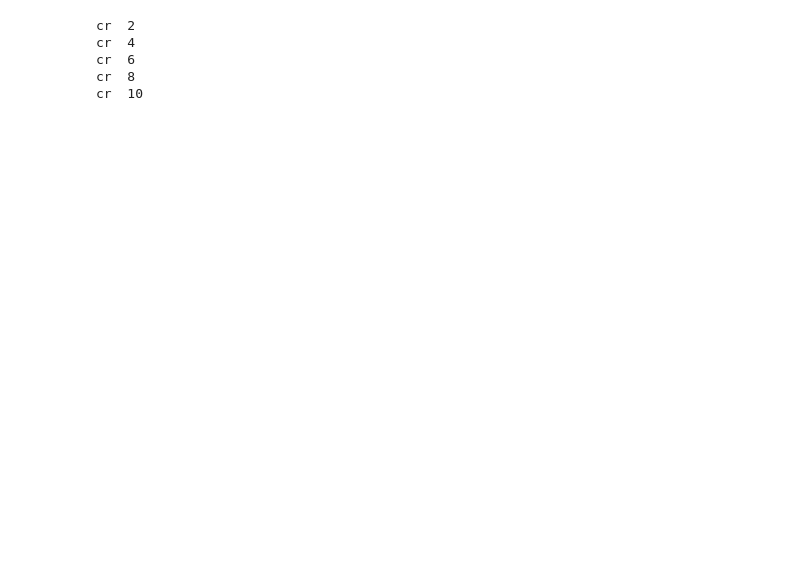
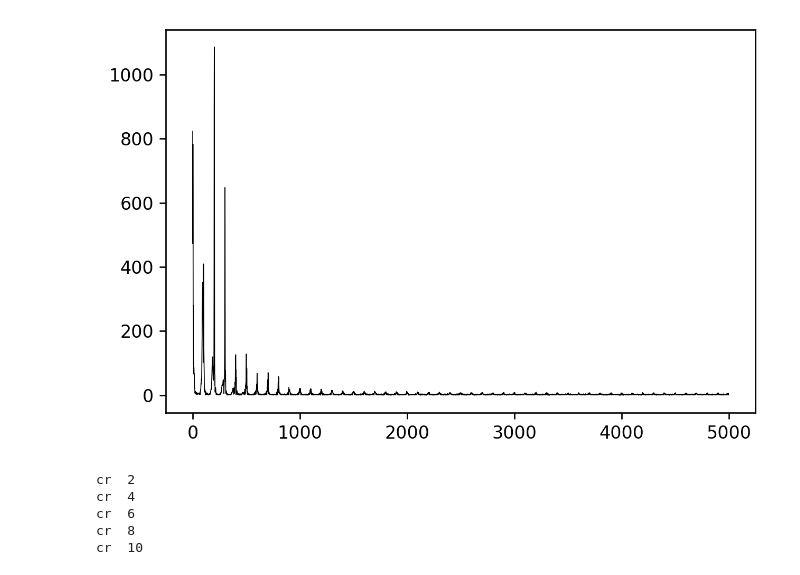
Before and after one commit to denisuzhva/elektropribor_2022, a Jupyter notebook: main.ipynb, the cells around one changed output. Saved outputs shown, nothing was run; the diff lists cells and outputs as text; code cells hidden in the pictures; blank space fills up the shorter version.

```diff
--- a/main.ipynb
+++ b/main.ipynb
@@ -27,11 +35,18 @@ data /= data.max()
 # %%
 n = data.size
 fq = 1./1.
 t = np.linspace(0.0, n*fq, n, endpoint=False)
 
-n_f = n//2
+n_f = n//2 + 1
 data_f = fft(data)
-t_f = fftfreq(n, fq)[:n_f]
-data_f_norm = 2.0/n * np.abs(data_f[0:n_f])
+t_f = fftfreq(n, fq)
+data_f_mag = np.abs(data_f)[:n_f]
+data_f_phase = np.angle(data_f)
+
+fig, ax = plt.subplots(dpi=240)
+ax.plot(data_f_mag, "k", linewidth=.5, label="исходный сигнал")
+plt.show()
+# %% [output]
+[figure, added]
 # %%
 crs = np.arange(2, 12, 2)
```
Also changed, not shown: parts of 12 cells of this notebook, 9 other files.
